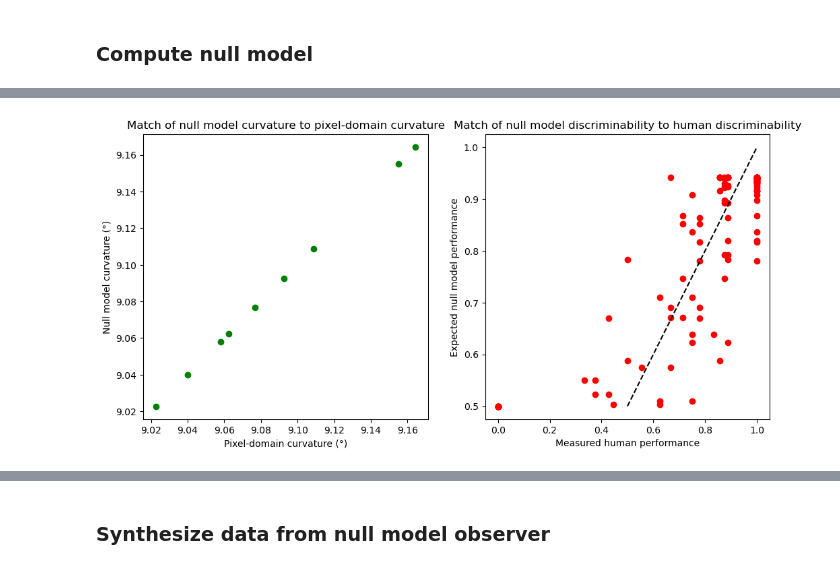
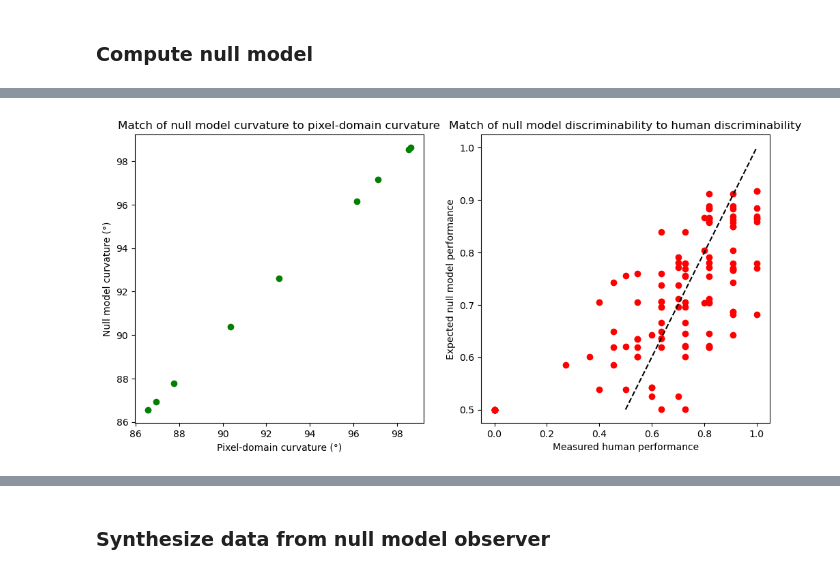
Before and after one commit to nguyen-td/perceptual-straightening, a Jupyter notebook: load_yoondata.ipynb, the cells around one changed output, grey strips where cells are left out. Cells and saved outputs as stored; diff of their text form; code cells hidden in the pictures.

```diff
--- a/load_yoondata.ipynb
+++ b/load_yoondata.ipynb
@@ -18,12 +18,12 @@ from modules.elbo import ELBO
 # column 6: What the X frame actually matches (e.g. 1 means it matches A, 2 means it matches B)
 # column 7: What the participant reported the X frame matches
 
-subject = 'carlos'
-category = 'synthetic'
+subject = 'ryan'
+category = 'natural'
 eccentricity = 'fovea'
-movie_id = 4
-dat_movie_name = 'EGOMOTION'   # movie name as in the data file name
-stim_movie_name = 'egomotion' # movie name as in the stimulus file name
+movie_id = 5
+dat_movie_name = 'PRAIRIE'   # movie name as in the data file name
+stim_movie_name = 'prairie1' # movie name as in the stimulus file name
 n_bootstraps = 1
 
 match eccentricity:
@@ -62,6 +62,6 @@ is_natural = True if category == 'natural' else False
 
 # n_dim = n_frames - 1
 n_dim = 5
-version = 2
-x_null, c_pixel, c_null, prob_corr_human, prob_corr_null = optimize_null(stim_folder, n_corr_obs, n_total_obs, n_dim=n_dim, n_starts=10, n_iter=20000, n_frames=n_frames, is_natural=is_natural, version=version, disp=False)
+version = 1
+x_null, c_pixel, c_null, prob_corr_human, prob_corr_null = optimize_null(stim_folder, n_corr_obs, n_total_obs, n_dim=n_dim, n_starts=10, n_iter=40000, n_frames=n_frames, is_natural=is_natural, version=version, disp=False)
 # %% [output]
@@ -85,18 +85,18 @@ Epoch: 19750, Loss: 319.74721998305836
 # %%
 fig, axs = plt.subplots(1, 2, figsize=(12, 10))
 
 axs[0].plot(np.rad2deg(c_pixel.detach().numpy()), np.rad2deg(c_null.detach().numpy()), 'go')
 # axs[0, 0].plot([0.5, 1], [0.5, 1], 'k--')
 axs[0].set_title('Match of null model curvature to pixel-domain curvature')
 axs[0].set_xlabel('Pixel-domain curvature (°)')
 axs[0].set_ylabel('Null model curvature (°)')
 axs[0].set_box_aspect(1)
 
-axs[1].plot(prob_corr_human.flatten(), prob_corr_null.flatten().detach(), 'ro')
+axs[1].plot(prob_corr_human.flatten(), prob_corr_null.flatten(), 'ro')
 axs[1].plot([0.5, 1], [0.5, 1], 'k--')
 axs[1].set_title('Match of null model discriminability to human discriminability')
 axs[1].set_xlabel('Measured human performance')
 axs[1].set_ylabel('Expected null model performance')
 axs[1].set_box_aspect(1)
 # %% [output]
-[figure, old version]
+[figure, new version]
```
Also changed, not shown: parts of 13 cells of this notebook, 4 other files.
